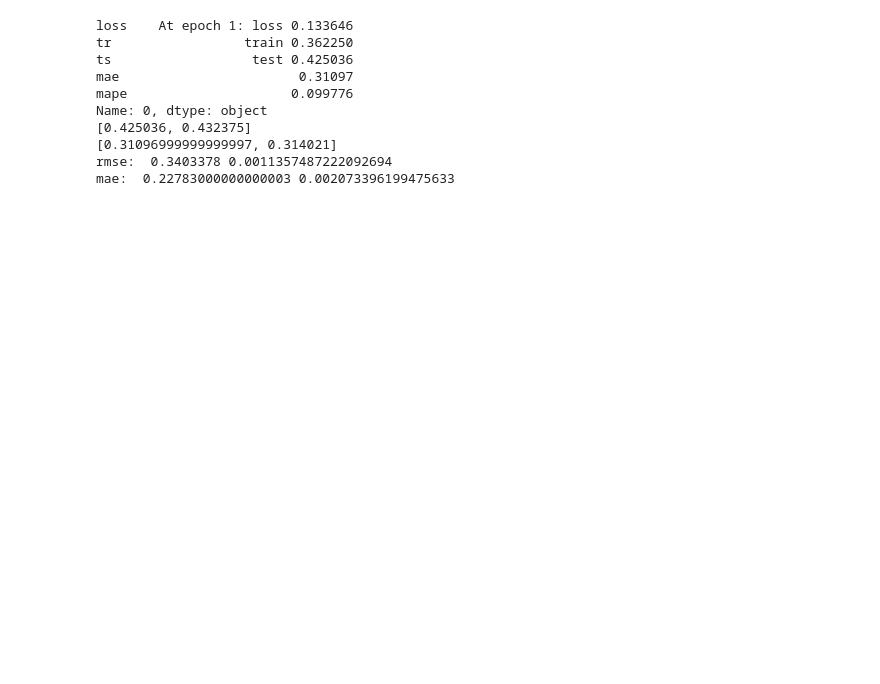
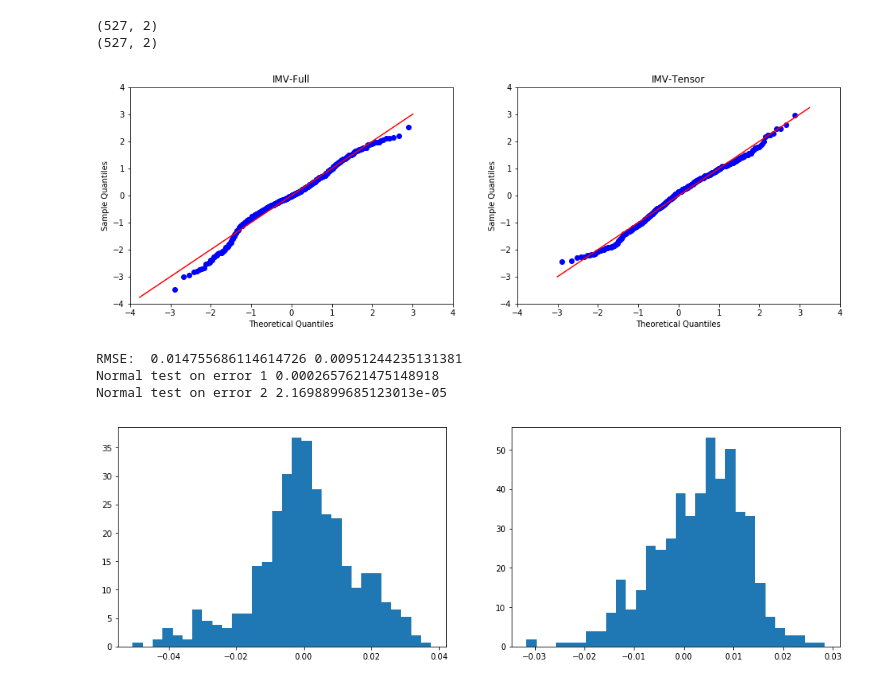
Before and after one commit to weilai0980/tsRNN, a Jupyter notebook: forecasting/result_prediction.ipynb, the cells around one changed output. Drawn from its saved outputs; the diff is of its cells as text; code cells hidden in the pictures; blank space fills up the shorter version.

```diff
--- a/forecasting/result_prediction.ipynb
+++ b/forecasting/result_prediction.ipynb
@@ -381,11 +42,0 @@ mae 0.9427874133069872 0.018337017939015755
-# %%
-#  ENERGY  RETAIN
-
-# -- Data --
-pkl_file = "../../ts_results/pickle/energy_retain.pickle"
-pkl_file = open(pkl_file, 'rb')
-data = pickle.load(pkl_file)
-
-rmse = data['rmse']
-print 'rmse', mean([i['rmse'] for i in rmse]), std([i['rmse'] for i in rmse])
-print 'mae',  mean([i['mae'] for i in rmse]),  std([i['mae'] for i in rmse])
@@ -499,30 +42,0 @@ mae:  0.2565407 0.0060501189583346176
-# %%
-# PM25 : MV-LSTM errors
-
-file_path = "../../ts_results/pm_mv_0.60.001.txt"
-
-dta_df = pd.read_csv( file_path, sep=',', names = ['loss', 'tr', 'ts', 'mae', 'mape'], header = 0 )
-print dta_df.iloc[0]
-
-rmse_ts = [float(tmp[6:]) for tmp in dta_df['ts'] ]
-print rmse_ts[:2]
-
-mae_ts = [float(tmp) for tmp in dta_df['mae'] ]
-print mae_ts[:2]
-
-sort_rmse_ts = sorted(rmse_ts)
-print 'rmse: ', mean(sort_rmse_ts[:10]), std(sort_rmse_ts[:10])
-
-sort_mae_ts = sorted(mae_ts)
-print 'mae: ', mean(sort_mae_ts[:10]), std(sort_mae_ts[:10])
-# %% [output]
-loss    At epoch 1: loss 0.133646
-tr                 train 0.362250
-ts                  test 0.425036
-mae                       0.31097
-mape                     0.099776
-Name: 0, dtype: object
-[0.425036, 0.432375]
-[0.31096999999999997, 0.314021]
-rmse:  0.3403378 0.0011357487222092694
-mae:  0.22783000000000003 0.002073396199475633
@@ -528,0 +191,17 @@ mae:  0.22783000000000003 0.002073396199475633
+# %%
+# ---- SML
+
+path_full = "../../ts_results/error_plot_ml4/test_full_sml_01.00.0001_.p"
+path_tensor = "../../ts_results/error_plot_ml4/test_tensor_sml_01.00.0001_.p"
+
+cumulative_error_qq_plot("../../ts_results/error_plot_ml4/test_full_sml_01.00.0001_.p",\
+                      "../../ts_results/error_plot_ml4/test_tensor_sml_01.00.0001_.p",\
+                      "IMV-Full", "IMV-Tensor","ylabel", [-4, +4], "sml_qq", True )
+# %% [output]
+(527, 2)
+(527, 2)
+[figure, added]
+RMSE:  0.014755686114614726 0.00951244235131381
+Normal test on error 1 0.0002657621475148918
+Normal test on error 2 2.1698899685123013e-05
+[figure, added]
```
Also changed, not shown: parts of 31 cells of this notebook, 22 other files.
